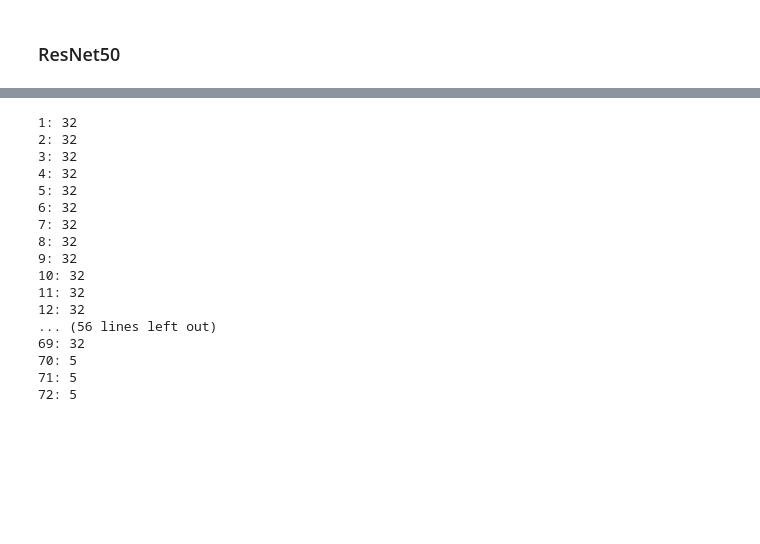
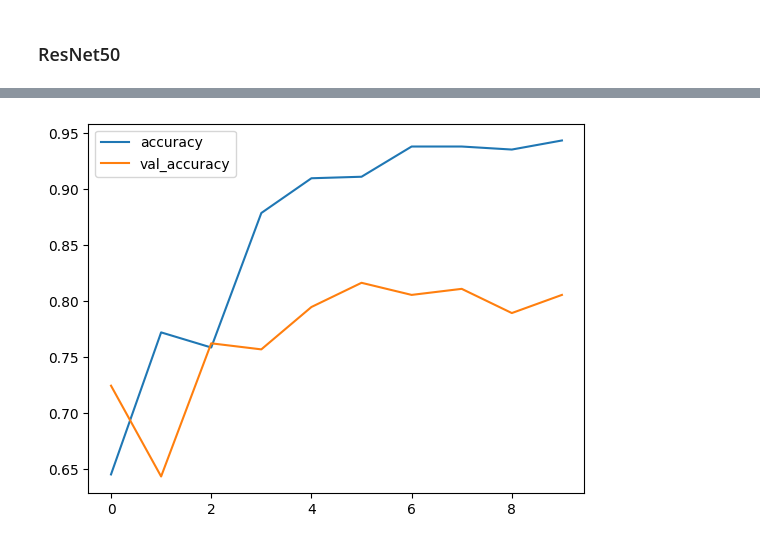
Before and after one commit to IgorKovbel/Dogs_Breed_Classification, a Jupyter notebook: Stanford_Dogs_Dataset_Classification.ipynb, the cells around one changed output, grey strips where cells are left out. Cells and saved outputs as stored; diff of their text form; code cells hidden in the pictures; blank space fills up the shorter version.

```diff
--- a/Stanford_Dogs_Dataset_Classification.ipynb
+++ b/Stanford_Dogs_Dataset_Classification.ipynb
@@ -218,7 +230,7 @@ model_res.compile(
     metrics=['accuracy']
     )
 
-history_res = model.fit(
+history_res = model_res.fit(
     train,
     validation_data=test,
     epochs=10,
@@ -413,21 +260,6 @@ KeyboardInterrupt:
-# %%
-for i, (image, label) in enumerate(augmented_train):
-    print(f'{i+1}: {len(image)}')
-# %% [output]
-1: 32
-2: 32
-3: 32
-4: 32
-5: 32
-6: 32
-7: 32
-8: 32
-9: 32
-10: 32
-11: 32
-12: 32
-... (56 lines left out)
-69: 32
-70: 5
-71: 5
-72: 5
+# %%
+res_history_df = pd.DataFrame.from_dict(history_res.history)
+res_history_df[['accuracy', 'val_accuracy']].plot()
+plt.show()
+# %% [output]
+[figure, added]
```
Also changed, not shown: parts of 15 cells of this notebook.
